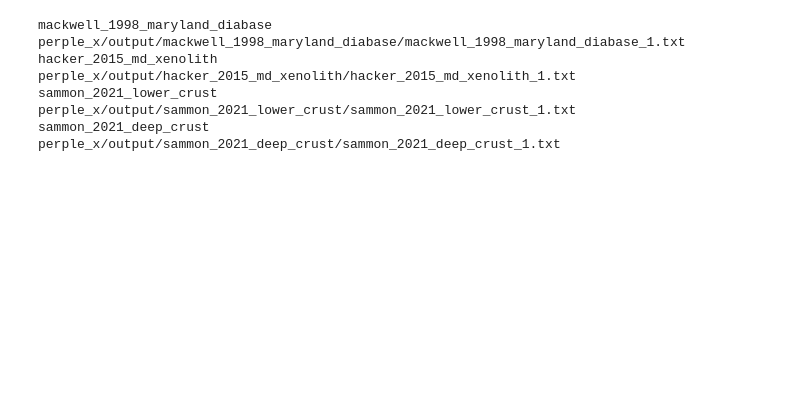
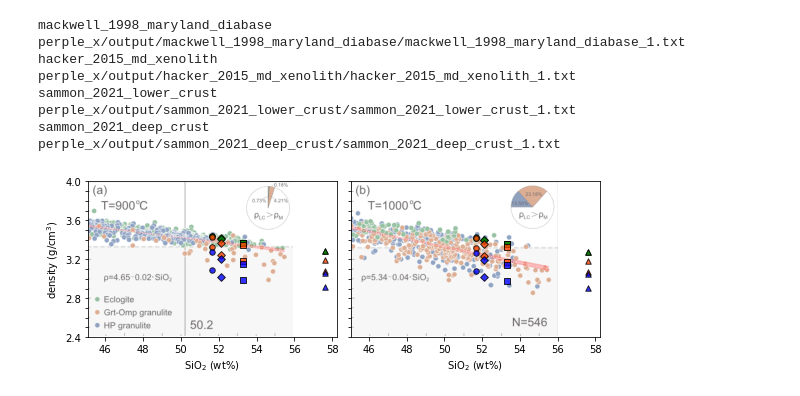
Before and after one commit to mitchellmcm27/eclogite-tcg, a Jupyter notebook: models/density_vs_xenoliths.ipynb, the cells around one changed output. Drawn from its saved outputs; the diff is of its cells as text; code cells hidden in the pictures; blank space fills up the shorter version.

```diff
--- a/models/density_vs_xenoliths.ipynb
+++ b/models/density_vs_xenoliths.ipynb
@@ -16,10 +16,10 @@ img_b = plt.imread("figs/li2022_8b.png")
 fig = plt.figure(figsize=(8,3))
 
 ax1 = plt.subplot(1,2,1)
-plt.imshow(img_a, extent=[45.1, 55.9, 2.4, 4.0], aspect='auto', zorder=-1, alpha=0.6)
+plt.imshow(img_a, extent=[45.1, 55.9, 2.41, 3.99], aspect='auto', zorder=-1, alpha=0.6)
 
 ax2 = plt.subplot(1,2,2)
-plt.imshow(img_b, extent=[45.05, 55.975, 2.4, 4.0], aspect='auto', zorder=-1, alpha=0.6)
+plt.imshow(img_b, extent=[45.05, 55.975, 2.41, 3.99], aspect='auto', zorder=-1, alpha=0.6)
 
 rxn = get_reaction("eclogitization_2024_slb21_rx")
 Tr = 5500.+273.15
@@ -55,32 +55,33 @@ for composition, sio2, marker in comps:
 
         # equilibrate at given facies
         ode.solve(T+273.15,P,Fi0,cik0,1,Da=1e6)
 
         # set ambient P,T
         ode.p = 21e3 # bar
         ode.T = 900.0+273.15
         rho1 = ode.final_rho()
         ax1.scatter(sio2,rho1/10.,30,color,marker,alpha=0.8,edgecolor='black')
 
         ode.T = 1000.0+273.15
         rho2 = ode.final_rho()
         ax2.scatter(sio2,rho2/10.,30,color,marker,alpha=0.8,edgecolor='black')
 
 ax1.set_xlabel("SiO$_2$ (wt%)")
 ax2.set_xlabel("SiO$_2$ (wt%)")
 ax1.set_ylabel("density (g/cm$^3$)")
-ax1.set_yticks(np.arange(2.4,4.0,step=0.1))
-ax2.set_yticks(np.arange(2.4,4.0,step=0.1))
+ax1.set_yticks(np.arange(2.4,4.1,step=0.1))
+ax2.set_yticks(np.arange(2.4,4.1,step=0.1))
 ax1.set_yticklabels(["2.4","","","","2.8","","","","3.2","","","","3.6","","","","4.0"])
 ax2.set_yticklabels([])
 plt.tight_layout()
 plt.savefig("output/density_vs_xenoliths.png")
 # %% [output]
 mackwell_1998_maryland_diabase
 perple_x/output/mackwell_1998_maryland_diabase/mackwell_1998_maryland_diabase_1.txt
 hacker_2015_md_xenolith
 perple_x/output/hacker_2015_md_xenolith/hacker_2015_md_xenolith_1.txt
 sammon_2021_lower_crust
 perple_x/output/sammon_2021_lower_crust/sammon_2021_lower_crust_1.txt
 sammon_2021_deep_crust
 perple_x/output/sammon_2021_deep_crust/sammon_2021_deep_crust_1.txt
+[figure, added]
```
